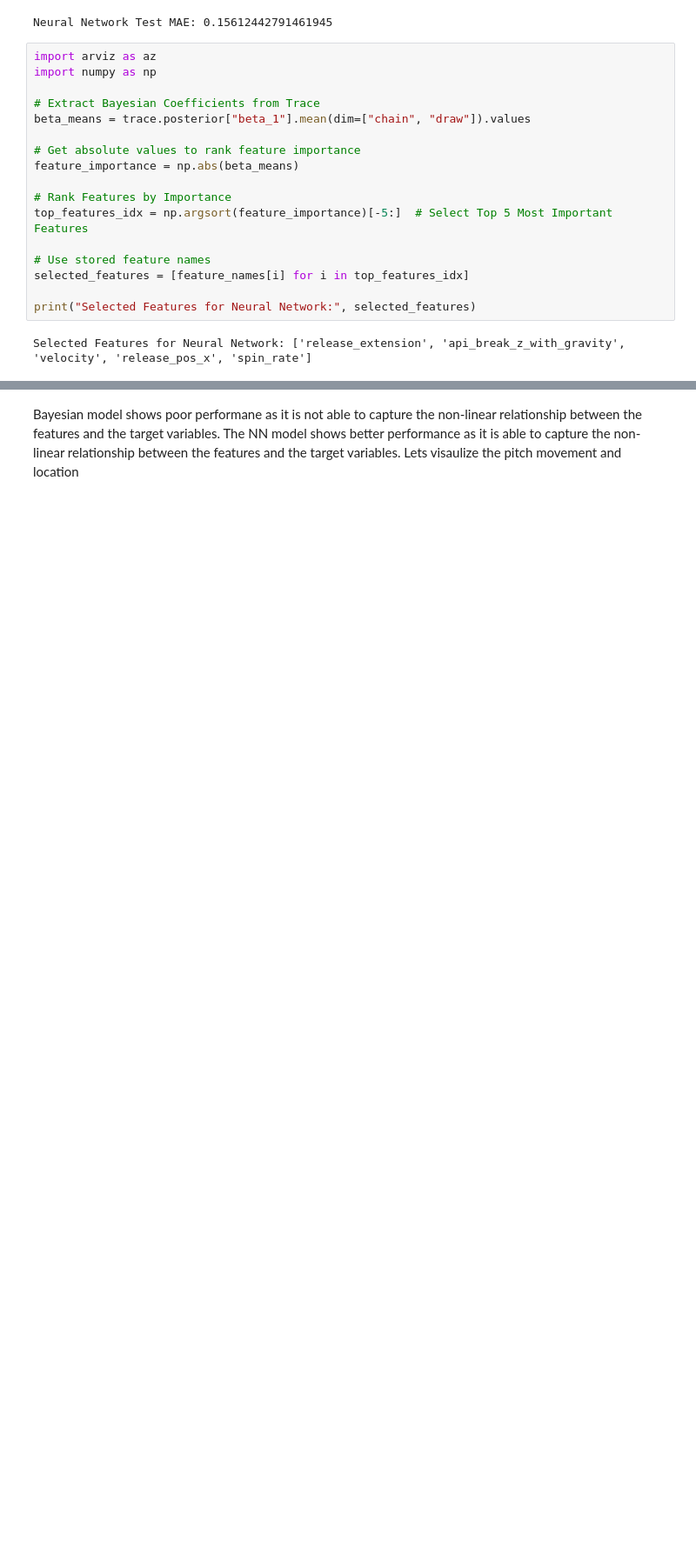
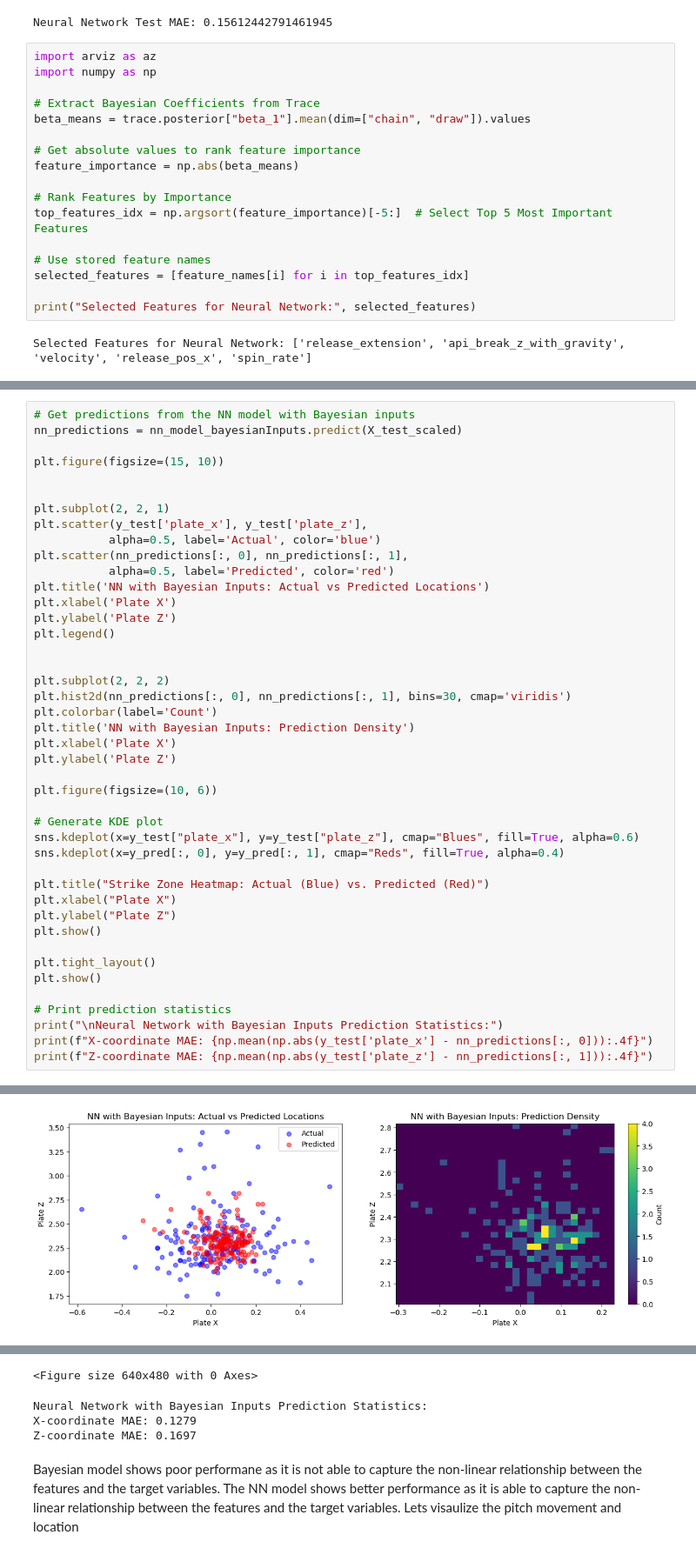
Before and after one commit to akanugan/baseball_analytics, a Jupyter notebook: predict_pitch_location.ipynb, the cells around one changed output, grey strips where cells are left out. Shown at 87% size. Drawn from its saved outputs; the diff is of its cells as text; blank space fills up the shorter version.

```diff
--- a/predict_pitch_location.ipynb
+++ b/predict_pitch_location.ipynb
@@ -411,0 +455,44 @@ Detected at node sequential_2_1/dense_7_1/Relu defined at (most recent call last
+# %%
+# Get predictions from the NN model with Bayesian inputs
+nn_predictions = nn_model_bayesianInputs.predict(X_test_scaled)
+
+plt.figure(figsize=(15, 10))
+
+
+plt.subplot(2, 2, 1)
+plt.scatter(y_test['plate_x'], y_test['plate_z'],
+           alpha=0.5, label='Actual', color='blue')
+plt.scatter(nn_predictions[:, 0], nn_predictions[:, 1],
+           alpha=0.5, label='Predicted', color='red')
+plt.title('NN with Bayesian Inputs: Actual vs Predicted Locations')
+plt.xlabel('Plate X')
+plt.ylabel('Plate Z')
+plt.legend()
+
+
+plt.subplot(2, 2, 2)
+plt.hist2d(nn_predictions[:, 0], nn_predictions[:, 1], bins=30, cmap='viridis')
+plt.colorbar(label='Count')
+plt.title('NN with Bayesian Inputs: Prediction Density')
+plt.xlabel('Plate X')
+plt.ylabel('Plate Z')
+
+plt.figure(figsize=(10, 6))
+
+# Generate KDE plot
+sns.kdeplot(x=y_test["plate_x"], y=y_test["plate_z"], cmap="Blues", fill=True, alpha=0.6)
+sns.kdeplot(x=y_pred[:, 0], y=y_pred[:, 1], cmap="Reds", fill=True, alpha=0.4)
+
+plt.title("Strike Zone Heatmap: Actual (Blue) vs. Predicted (Red)")
+plt.xlabel("Plate X")
+plt.ylabel("Plate Z")
+plt.show()
+
+plt.tight_layout()
+plt.show()
+
+# Print prediction statistics
+print("\nNeural Network with Bayesian Inputs Prediction Statistics:")
+print(f"X-coordinate MAE: {np.mean(np.abs(y_test['plate_x'] - nn_predictions[:, 0])):.4f}")
+print(f"Z-coordinate MAE: {np.mean(np.abs(y_test['plate_z'] - nn_predictions[:, 1])):.4f}")
+# %% [output]
@@ -411,0 +500 @@ Detected at node sequential_2_1/dense_7_1/Relu defined at (most recent call last
+[figure, added]
@@ -412,3 +502,7 @@ Detected at node sequential_2_1/dense_7_1/Relu defined at (most recent call last
+<Figure size 640x480 with 0 Axes>
+Neural Network with Bayesian Inputs Prediction Statistics:
+X-coordinate MAE: 0.1279
+Z-coordinate MAE: 0.1697
 # %% [markdown]
 Bayesian model shows poor performane as it is not able to capture the non-linear relationship between the features and the target variables.
 The NN model shows better performance as it is able to capture the non-linear relationship between the features and the target variables.
```
Also changed, not shown: parts of 14 cells of this notebook.
